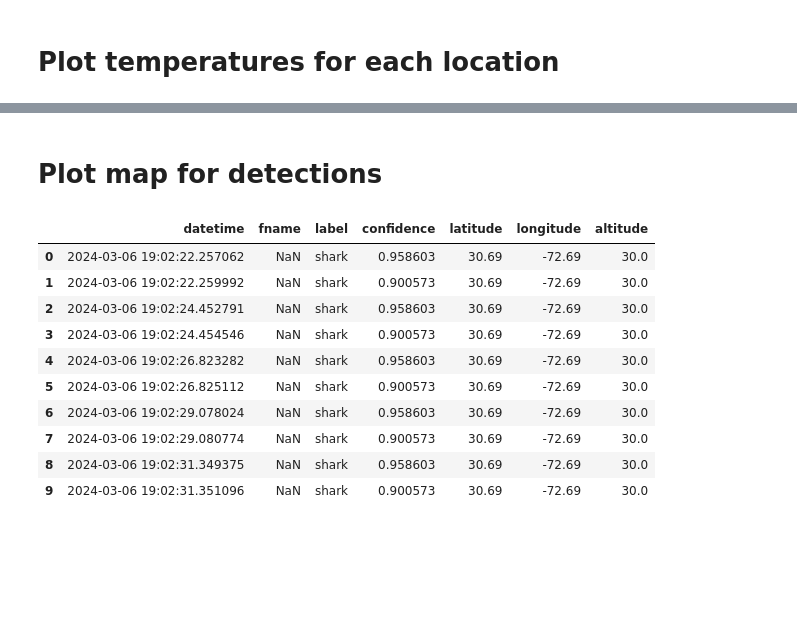
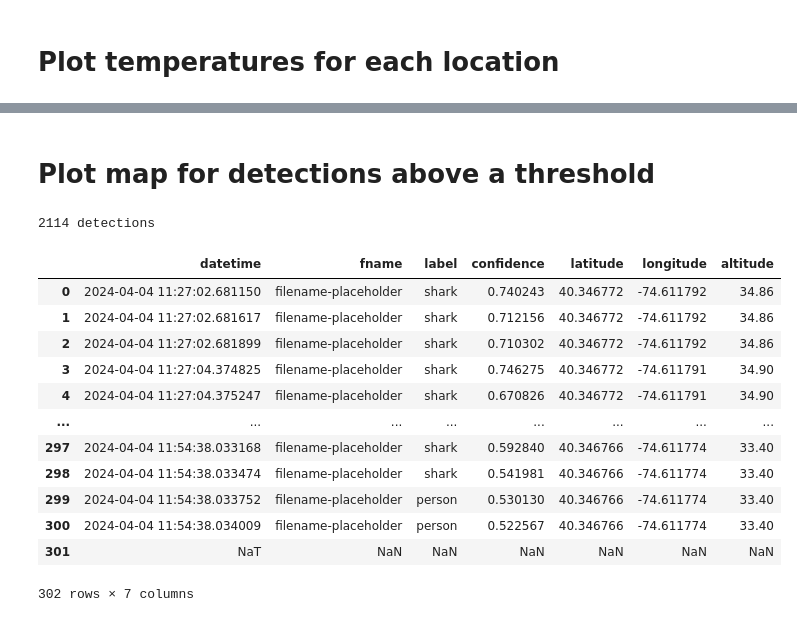
Before and after one commit to SHARK-Alert-System/SHARK-ground-station, a Jupyter notebook: postflight_analysis.ipynb, the cells around one changed output, grey strips where cells are left out. Cells and saved outputs as stored; diff of their text form; code cells hidden in the pictures; blank space fills up the shorter version.

```diff
--- a/postflight_analysis.ipynb
+++ b/postflight_analysis.ipynb
@@ -8,0 +13,4 @@ from IPython.display import HTML
+# %%
+print("Possible runs:")
+runs = os.listdir(os.path.join(os.getcwd(), 'runs'))
+print(runs)
@@ -8,0 +20,8 @@ from IPython.display import HTML
+# %%
+# run index (0,1,2,3...)
+run_index = 2
+# threshold for confidences on map
+conf_threshold = 0.75
+# %%
+run_path = os.path.join(os.getcwd(), 'runs', runs[run_index])
+print("run path: ", run_path)
@@ -105,19 +137,24 @@ Access map here
 # %% [markdown]
-# Plot map for detections
+# Plot map for detections above a threshold
 # %%
-file_path = 'detections.txt'
+file_path = os.path.join(run_path, 'detections.txt')
+
 data = pd.read_csv(file_path, parse_dates=['datetime'])
-data[:10]
+print(data.size, "detections")
+data
 # %% [output]
+2114 detections
 |  | datetime | fname | label | confidence | latitude | longitude | altitude |
-| 0 | 2024-03-06 19:02:22.257062 | NaN | shark | 0.958603 | 30.69 | -72.69 | 30.0 |
-| 1 | 2024-03-06 19:02:22.259992 | NaN | shark | 0.900573 | 30.69 | -72.69 | 30.0 |
-| 2 | 2024-03-06 19:02:24.452791 | NaN | shark | 0.958603 | 30.69 | -72.69 | 30.0 |
-| 3 | 2024-03-06 19:02:24.454546 | NaN | shark | 0.900573 | 30.69 | -72.69 | 30.0 |
-| 4 | 2024-03-06 19:02:26.823282 | NaN | shark | 0.958603 | 30.69 | -72.69 | 30.0 |
-| 5 | 2024-03-06 19:02:26.825112 | NaN | shark | 0.900573 | 30.69 | -72.69 | 30.0 |
-| 6 | 2024-03-06 19:02:29.078024 | NaN | shark | 0.958603 | 30.69 | -72.69 | 30.0 |
-| 7 | 2024-03-06 19:02:29.080774 | NaN | shark | 0.900573 | 30.69 | -72.69 | 30.0 |
-| 8 | 2024-03-06 19:02:31.349375 | NaN | shark | 0.958603 | 30.69 | -72.69 | 30.0 |
-| 9 | 2024-03-06 19:02:31.351096 | NaN | shark | 0.900573 | 30.69 | -72.69 | 30.0 |
+| 0 | 2024-04-04 11:27:02.681150 | filename-placeholder | shark | 0.740243 | 40.346772 | -74.611792 | 34.86 |
+| 1 | 2024-04-04 11:27:02.681617 | filename-placeholder | shark | 0.712156 | 40.346772 | -74.611792 | 34.86 |
+| 2 | 2024-04-04 11:27:02.681899 | filename-placeholder | shark | 0.710302 | 40.346772 | -74.611792 | 34.86 |
+| 3 | 2024-04-04 11:27:04.374825 | filename-placeholder | shark | 0.746275 | 40.346772 | -74.611791 | 34.90 |
+| 4 | 2024-04-04 11:27:04.375247 | filename-placeholder | shark | 0.670826 | 40.346772 | -74.611791 | 34.90 |
+| ... | ... | ... | ... | ... | ... | ... | ... |
+| 297 | 2024-04-04 11:54:38.033168 | filename-placeholder | shark | 0.592840 | 40.346766 | -74.611774 | 33.40 |
+| 298 | 2024-04-04 11:54:38.033474 | filename-placeholder | shark | 0.541981 | 40.346766 | -74.611774 | 33.40 |
+| 299 | 2024-04-04 11:54:38.033752 | filename-placeholder | person | 0.530130 | 40.346766 | -74.611774 | 33.40 |
+| 300 | 2024-04-04 11:54:38.034009 | filename-placeholder | person | 0.522567 | 40.346766 | -74.611774 | 33.40 |
+| 301 | NaT | NaN | NaN | NaN | NaN | NaN | NaN |
+302 rows × 7 columns
 # %%
```
Also changed, not shown: parts of 17 cells of this notebook, 3 other files.
